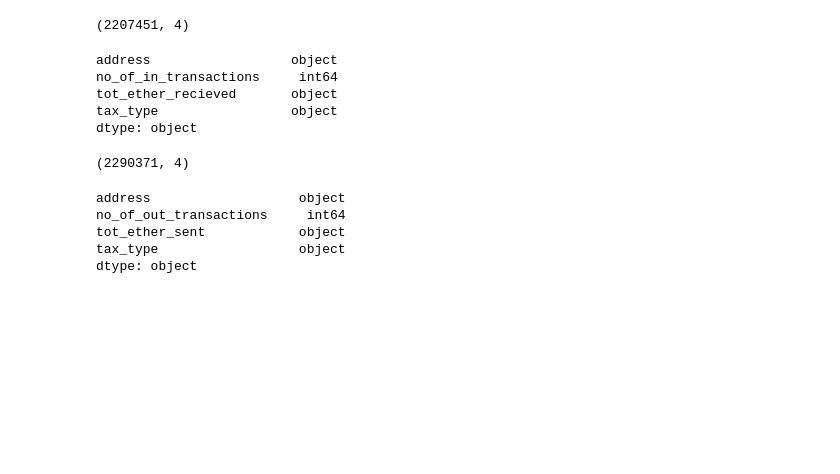
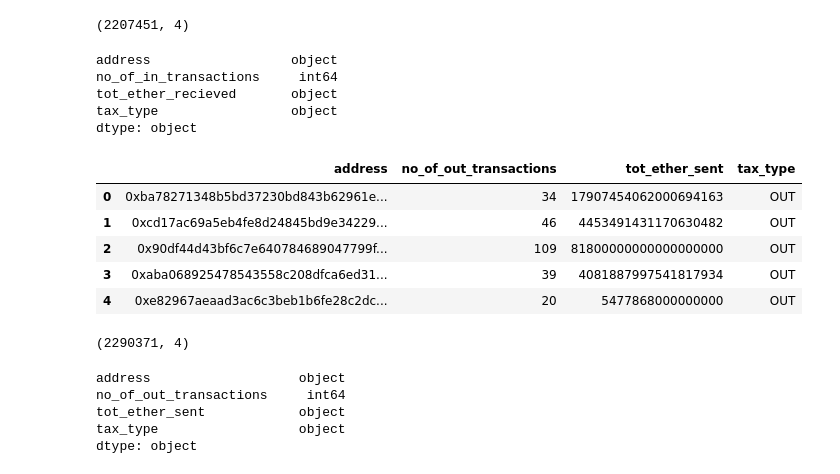
Before and after one commit to m-shilpa/ethereum-data-analysis, a Jupyter notebook: joined_data.ipynb, the cells around one changed output. Saved outputs shown, nothing was run; the diff lists cells and outputs as text; code cells hidden in the pictures; blank space fills up the shorter version.

```diff
--- a/joined_data.ipynb
+++ b/joined_data.ipynb
@@ -25,6 +34,15 @@ no_of_in_transactions     int64
 tot_ether_recieved       object
 tax_type                 object
 dtype: object
+# %%
+out_txn.head(5)
+# %% [output]
+|  | address | no_of_out_transactions | tot_ether_sent | tax_type |
+| 0 | 0xba78271348b5bd37230bd843b62961e... | 34 | 17907454062000694163 | OUT |
+| 1 | 0xcd17ac69a5eb4fe8d24845bd9e34229... | 46 | 4453491431170630482 | OUT |
+| 2 | 0x90df44d43bf6c7e640784689047799f... | 109 | 81800000000000000000 | OUT |
+| 3 | 0xaba068925478543558c208dfca6ed31... | 39 | 4081887997541817934 | OUT |
+| 4 | 0xe82967aeaad3ac6c3beb1b6fe28c2dc... | 20 | 5477868000000000 | OUT |
 # %%
 out_txn.shape
 # %% [output]
```
Also changed, not shown: parts of 3 cells of this notebook.
